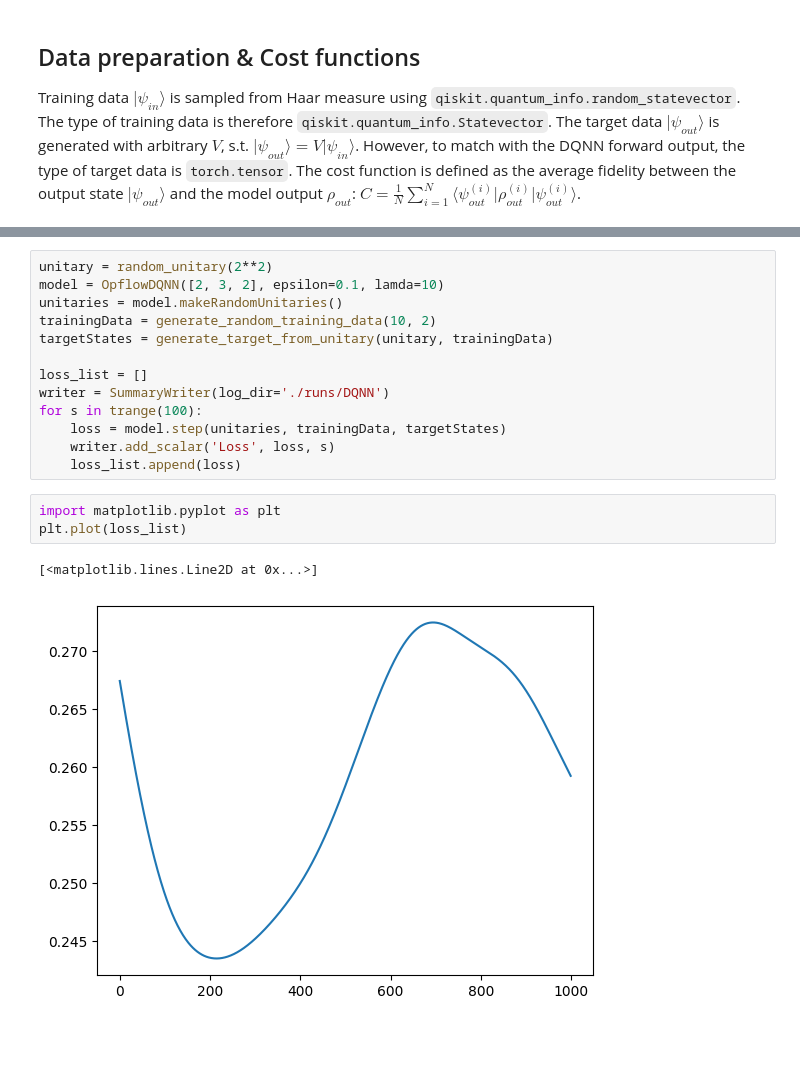
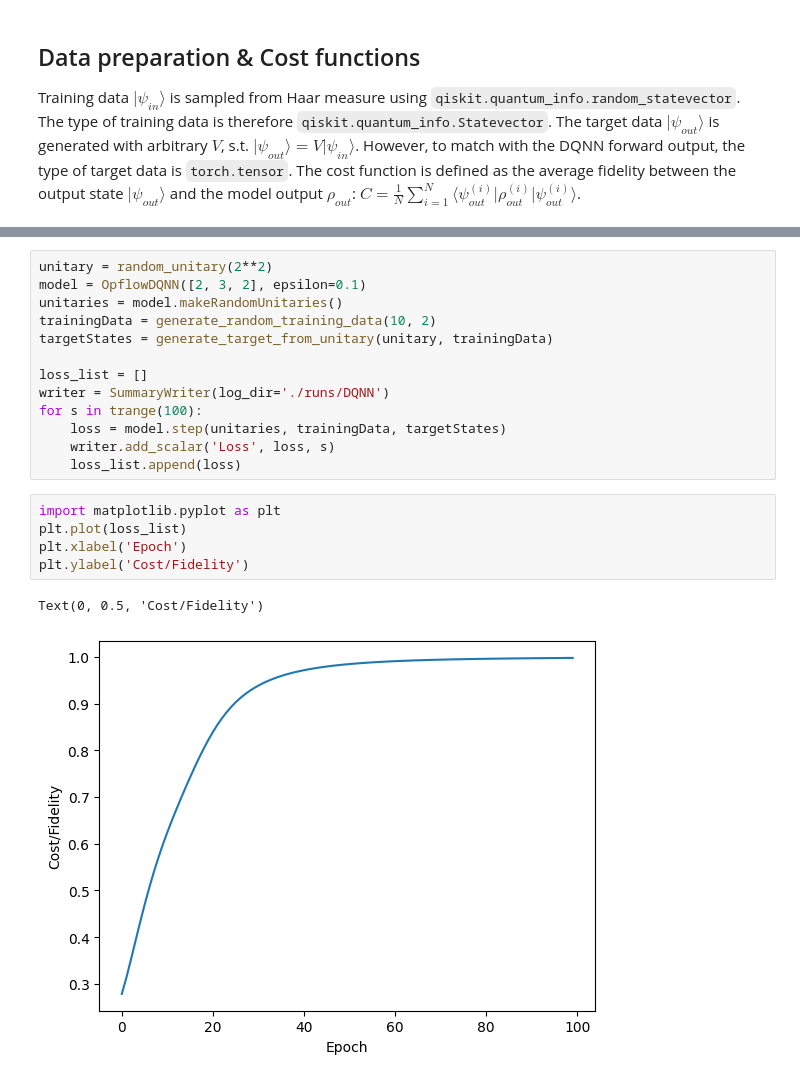
Before and after one commit to QAMP-Fall-22-Project34/DQNNforQOS, a Jupyter notebook: DQNN_qiskit.ipynb, the cells around one changed output, grey strips where cells are left out. Saved outputs shown, nothing was run; the diff lists cells and outputs as text; blank space fills up the shorter version.

```diff
--- a/DQNN_qiskit.ipynb
+++ b/DQNN_qiskit.ipynb
@@ -293,6 +259,6 @@ def cost(outputs, targets):
 # %%
 unitary = random_unitary(2**2)
-model = OpflowDQNN([2, 3, 2], epsilon=0.1, lamda=10)
+model = OpflowDQNN([2, 3, 2], epsilon=0.1)
 unitaries = model.makeRandomUnitaries()
 trainingData = generate_random_training_data(10, 2)
 targetStates = generate_target_from_unitary(unitary, trainingData)
@@ -306,6 +272,8 @@ for s in trange(100):
 # %%
 import matplotlib.pyplot as plt
 plt.plot(loss_list)
+plt.xlabel('Epoch')
+plt.ylabel('Cost/Fidelity')
 # %% [output]
-[<matplotlib.lines.Line2D at 0x...>]
+Text(0, 0.5, 'Cost/Fidelity')
-[figure, old version]
+[figure, new version]
```
Also changed, not shown: parts of 6 cells of this notebook.
